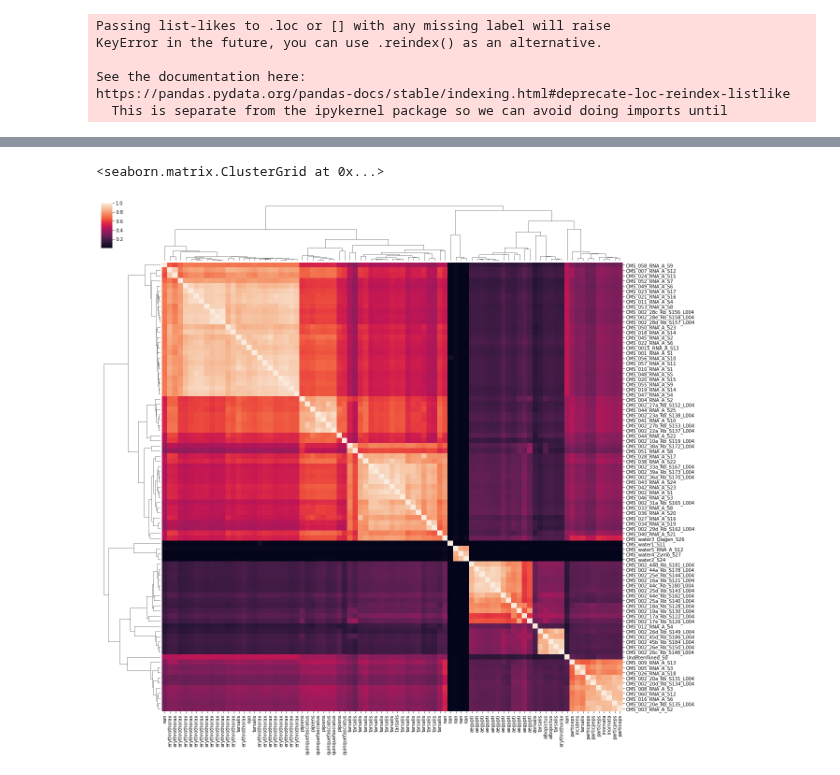
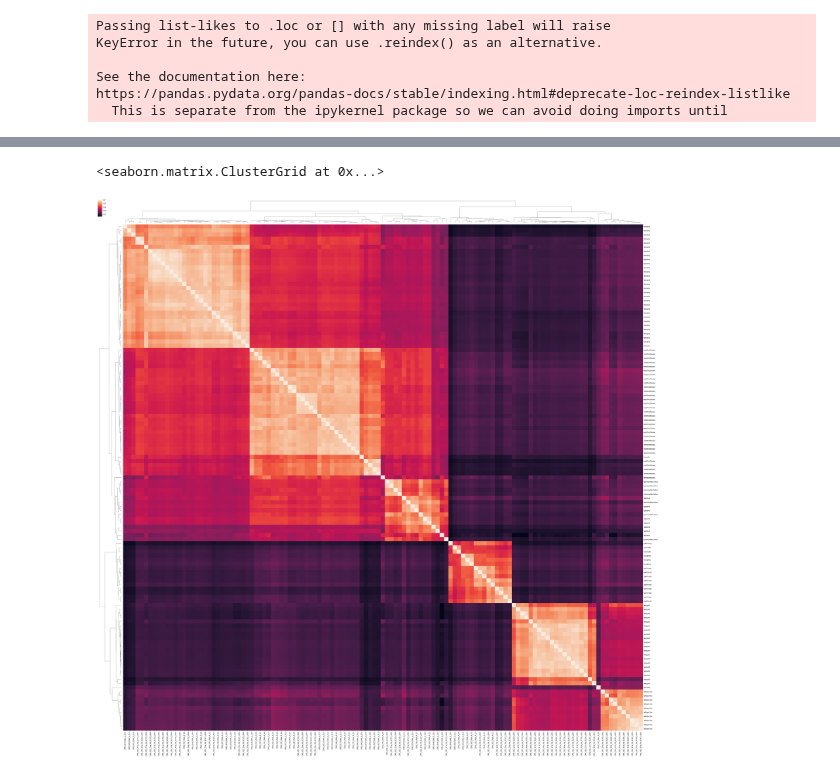
Before and after one commit to czbiohub-sf/california-mosquito-study, a Jupyter notebook: analysis/sourmash analysis.ipynb, the cells around one changed output, grey strips where cells are left out. Drawn from its saved outputs; the diff is of its cells as text; code cells hidden in the pictures.

```diff
--- a/analysis/sourmash analysis.ipynb
+++ b/analysis/sourmash analysis.ipynb
@@ -32,3 +59,18 @@ KeyError in the future, you can use .reindex() as an alternative.
 See the documentation here:
 https://pandas.pydata.org/pandas-docs/stable/indexing.html#deprecate-loc-reindex-listlike
   This is separate from the ipykernel package so we can avoid doing imports until
+# %%
+# Drop waters
+
+keep = k21sim.columns.notnull()
+k21sim = (k21sim[keep].transpose()[keep]).transpose()
+keep = k31sim.columns.notnull()
+k31sim = (k31sim[keep].transpose()[keep]).transpose()
+keep = k51sim.columns.notnull()
+k51sim = (k51sim[keep].transpose()[keep]).transpose()
+keep = k21sim_noabun.columns.notnull()
+k21sim_noabun = (k21sim_noabun[keep].transpose()[keep]).transpose()
+keep = k31sim_noabun.columns.notnull()
+k31sim_noabun = (k31sim_noabun[keep].transpose()[keep]).transpose()
+keep = k51sim_noabun.columns.notnull()
+k51sim_noabun = (k51sim_noabun[keep].transpose()[keep]).transpose()
@@ -35,5 +135,5 @@ https://pandas.pydata.org/pandas-docs/stable/indexing.html#deprecate-loc-reindex
 # %%
-sns.clustermap(k31sim,  figsize = (20,20))
+sns.clustermap(k51sim.transpose(),  figsize = (60,60))
 # %% [output]
 <seaborn.matrix.ClusterGrid at 0x...>
-[figure, old version]
+[figure, new version]
```
Also changed, not shown: parts of 24 cells of this notebook, 2 other files.
